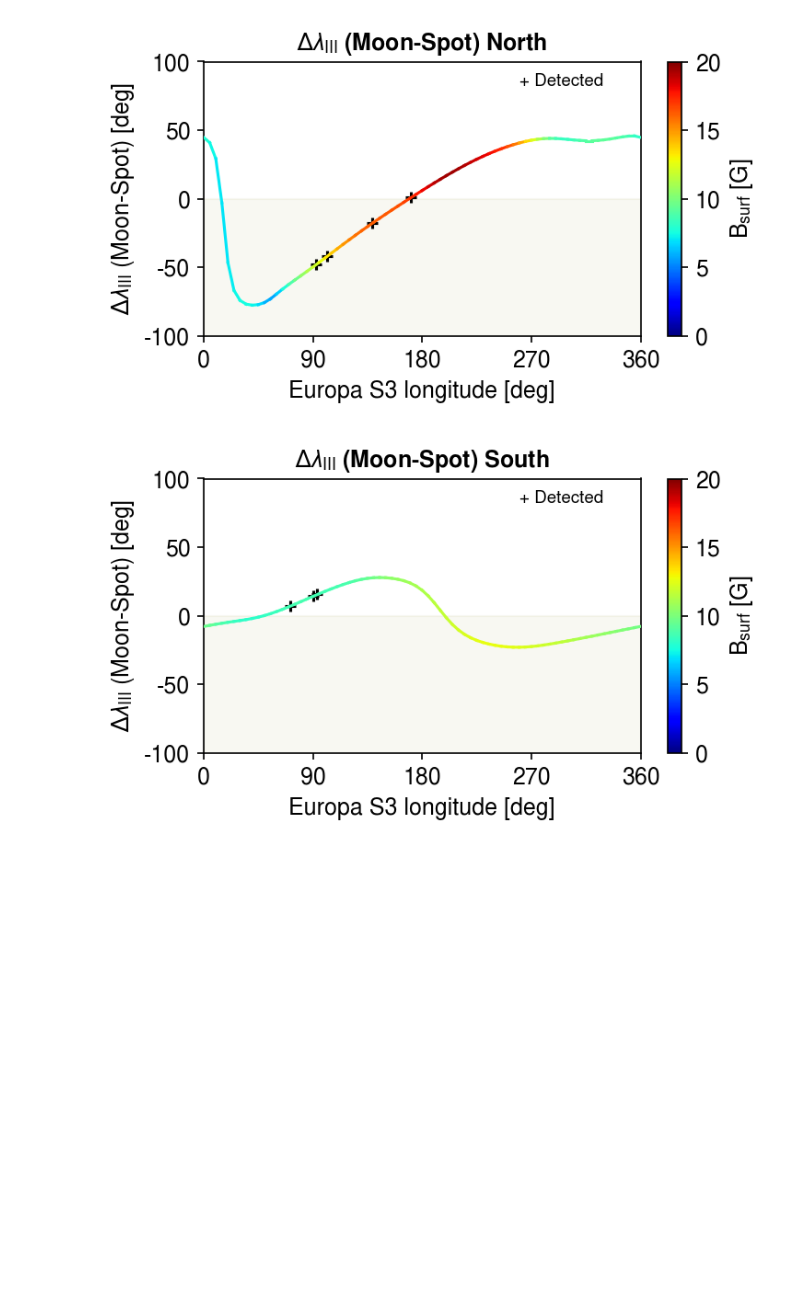
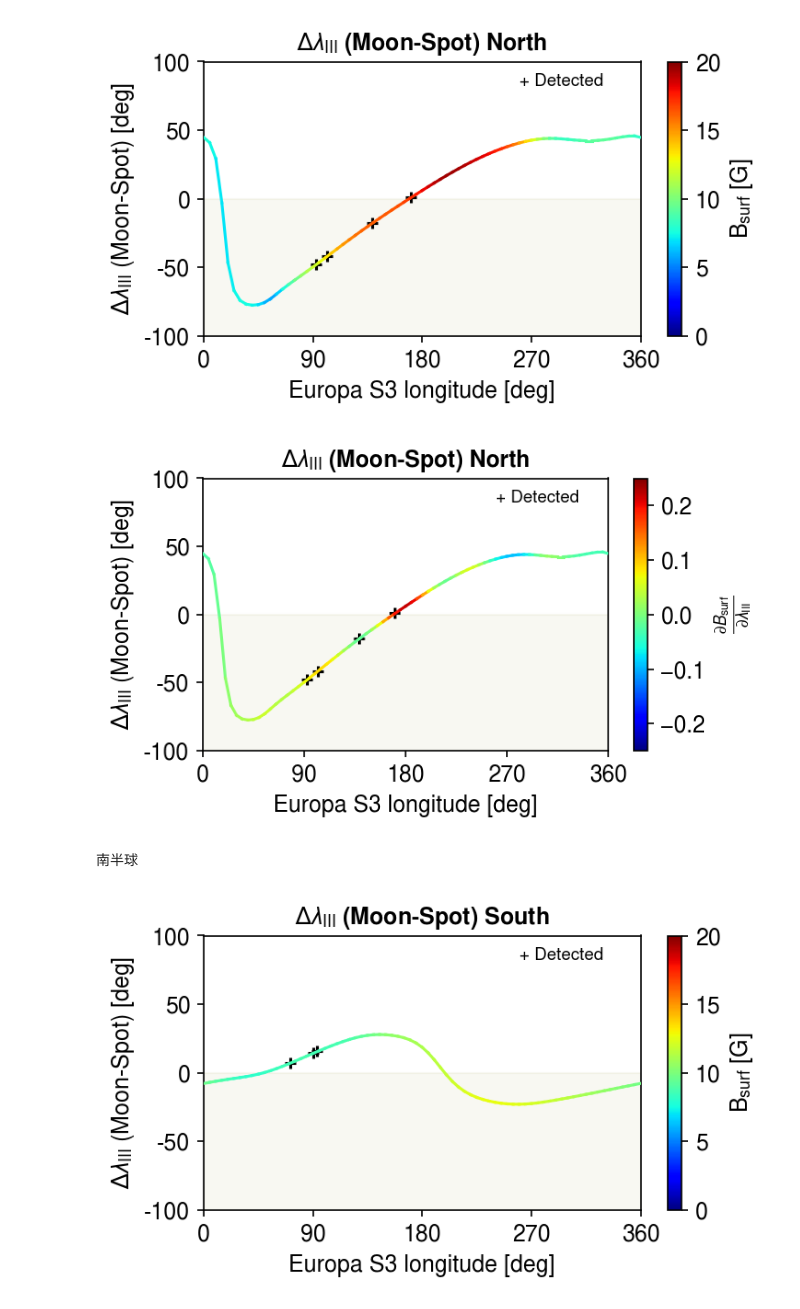
Before and after one commit to ShinnosukeSatoh/HST_Jupiter_footprints_dms, a Jupyter notebook: System3_comparison.ipynb, the cells around one changed output. Saved outputs shown, nothing was run; the diff lists cells and outputs as text; code cells hidden in the pictures; blank space fills up the shorter version.

```diff
--- a/System3_comparison.ipynb
+++ b/System3_comparison.ipynb
@@ -345,6 +347,82 @@ fig.tight_layout()
 plt.show()
 # %% [output]
 [figure]
+# %%
+# 北半球
+wlonN = copy.copy(satovalN.wlon)
+euwlonN = copy.copy(satovalN.euwlon)
+eulatN = copy.copy(satovalN.eulat)
+euwlonN[0:3] += -360
+delwlong = math.radians(0.5)  # [rad]
+
+# 表面磁場
+RJ = 71492E+3           # JUPITER RADIUS [m]
+B_surf = np.zeros(len(euwlonN))
+for i in range(len(euwlonN)):
+    lat = eulatN[i]
+    wlong = euwlonN[i]
+    # RADIUS OF SURFACE (1/15 DYNAMICALLY FLATTENED SURFACE)
+    rs = RJ*np.sqrt(np.cos(np.radians(lat))**2 +
+                    (np.sin(np.radians(lat))*14.4/15.4)**2)
+    theta = np.radians(90-lat)
+    phi = np.radians(360-wlong)
+    Bvec = BJRM.B().JRM33(rs, theta, phi)
+    B1 = math.sqrt(Bvec[0]**2+Bvec[1]**2+Bvec[2]**2)
+
+    wlong = euwlonN[i]+delwlong
+    # RADIUS OF SURFACE (1/15 DYNAMICALLY FLATTENED SURFACE)
+    rs = RJ*np.sqrt(np.cos(np.radians(lat))**2 +
+                    (np.sin(np.radians(lat))*14.4/15.4)**2)
+    theta = np.radians(90-lat)
+    phi = np.radians(360-wlong)
+    Bvec = BJRM.B().JRM33(rs, theta, phi)
+    B2 = math.sqrt(Bvec[0]**2+Bvec[1]**2+Bvec[2]**2)
+
+
+    B_surf[i] = (B2-B1)/(delwlong)
+
+# Plot
+fontsize = 12
+fig, ax = plt.subplots(figsize=(5,3),dpi=150)
+# ax[0].set_aspect('equal')
+ax.set_title('$\\Delta\\lambda_{\\mathrm{III}}$ (Moon-Spot) North', weight='bold', fontsize=fontsize)
+ax.text(260, 82, '+ Detected', size=fontsize*0.75)
+ax.set_xlabel('Europa S3 longitude [deg]', fontsize=fontsize)
+ax.set_ylabel('$\\Delta\\lambda_{\\mathrm{III}}$ (Moon-Spot) [deg]', fontsize=fontsize)
+ax.set_xlim(0,360)
+ax.set_ylim(-100,100)
+ax.set_xticks(np.linspace(0,360,5))
+ax.set_xticklabels(np.linspace(0,360,5,dtype=int))
+ax.set_yticks(np.linspace(-100,100,5))
+ax.set_yticklabels(np.linspace(-100,100,5,dtype=int))
+ax.tick_params(axis='x', labelsize=fontsize)
+ax.tick_params(axis='y', labelsize=fontsize)
+
+colormap = plt.get_cmap('jet')
+ydata = B_surf*(1E-5)
+norm = mpl.colors.Normalize(vmin=-0.25, vmax=0.25)
+ax.set_prop_cycle(color=[colormap(k) for k in norm(ydata)])
+for j in range(len(ydata)-1):
+    ax.plot(wlonN[j:j+2], -(euwlonN-wlonN)[j:j+2], zorder=5)
+
+sm = plt.cm.ScalarMappable(cmap=colormap, norm=norm)
+sm.set_array([])
+
+for i in range(OBS_s3moonN.size):
+    ax.scatter(OBS_s3moonN[i], -(OBS_s3efpN[i]-OBS_s3moonN[i]), marker='+', color='k', zorder=1)
+# for i in range(NO_s3moonN.size):
+#     ax[0].scatter(NO_s3moonN[i], -(NO_s3efpN[i]-NO_s3moonN[i]), marker='p', color='k', zorder=1)
+ax.axhspan(-100, 0, color='olive', alpha=0.05, zorder=0.1)
+pp = fig.colorbar(sm)
+pp.ax.set_title(' ', fontsize=fontsize)
+pp.set_label(r'$\frac{\partial B_{\rm surf}}{\partial \lambda_{\rm III}}$', fontsize=fontsize)
+pp.ax.tick_params(labelsize=fontsize)
+fig.tight_layout()
+plt.show()
+# %% [output]
+[figure, added]
+# %% [markdown]
+南半球
 # %%
 # 南半球
 wlonS = copy.copy(satovalS.wlon)
```
Also changed, not shown: parts of 7 cells of this notebook, 23 other files.
